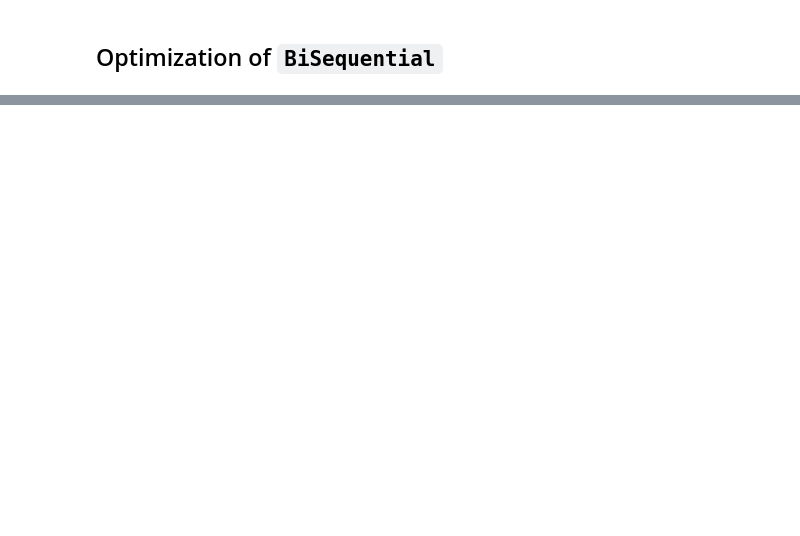
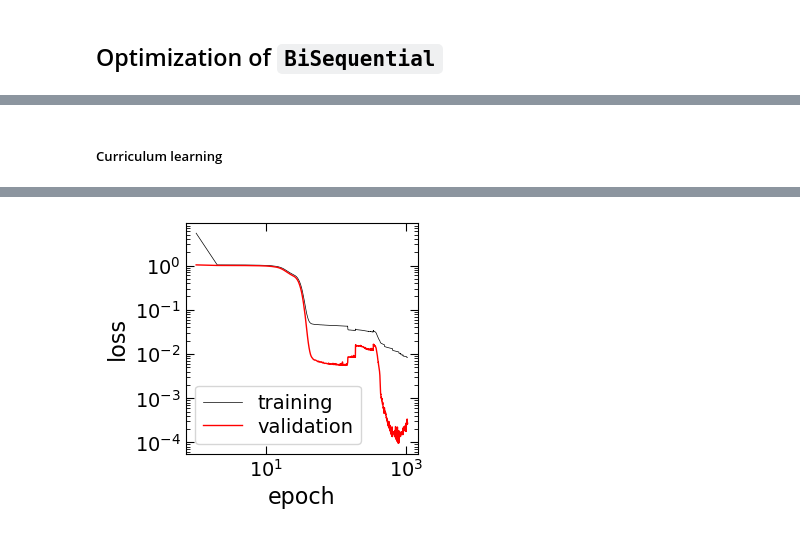
Before and after one commit to a-paranjape/mlfundas, a Jupyter notebook: examples/HyperOpt_Example.ipynb, the cells around one changed output, grey strips where cells are left out. Drawn from its saved outputs; the diff is of its cells as text; code cells hidden in the pictures; blank space fills up the shorter version.

```diff
--- a/examples/HyperOpt_Example.ipynb
+++ b/examples/HyperOpt_Example.ipynb
@@ -227,0 +264,18 @@ print(X_train.shape,Y_train.shape)
+# %%
+if Family == 'seq':
+    FtypeClass = 'moons'
+
+    ExDictClass = {'moons':{'root':'moons/','text':'Two Moons',
+                            'noise':0.1,'neg_labels':False}
+                  }
+
+    if FtypeClass not in ExDictClass.keys():
+        raise Exception("FTypeClass must be one of ["+','.join(key for key in list(ExDict.keys()))+']')
+
+    Example_Class_Root = Family + '/' + ExDictClass[FtypeClass]['root'] + Depth_Str + DN_Str
+    Plot_Class_Root = Family + '_' + ExDictClass[FtypeClass]['root'][:-1] + '_' + Plot_Str_Root + '_' + DN_Str[1:]
+    print(Example_Class_Root,Plot_Class_Root)
+
+    Example_Class_Text = ExDictClass[FtypeClass]['text']
+    noise = ExDictClass[FtypeClass]['noise']
+    Neg_Labels = ExDictClass[FtypeClass]['neg_labels']
@@ -1003,0 +923,60 @@ Writing to file: hyperopt/plots/seq_moons_shallow_stdX_dn2.png
+# %% [markdown]
+##### Curriculum learning
+# %%
+if Family == 'biseq':
+    Optimize = True
+    N_Lessons = np.min([10,setup_dict['max_epoch']])
+
+    Example_Stem_Curriculum = Example_Root +'/curr'
+
+    File_Stem = 'hyperopt/' + Example_Stem_Curriculum
+    print('File_Stem:',File_Stem)
+
+    Curriculum = (n_train // N_Lessons)*np.arange(1,N_Lessons+1)
+
+    setup_dict_curr = copy.deepcopy(setup_dict)
+    setup_dict_curr['file_stem'] = File_Stem
+    setup_dict_curr['curriculum'] = Curriculum if Optimize else None
+    setup_dict_curr['slowdowns'] = {'min':1.0,'max':1.5}
+
+    start_time = time()
+    hopt_curr = HyperOpt(setup_dict=setup_dict_curr)
+
+    if Optimize:
+        binet_curr,params_train_curr,bts_curr = hopt_curr.optimize()
+    else:
+        binet_curr = hopt_curr.load()
+        params_train_curr,bts = hopt_curr.load_train()
+
+    ut.time_this(start_time)
+
+    show_keys = ['La','wt_decay_a','n_layer_a','atypes_a',
+                 'Lw','wt_decay_w','n_layer_w','atypes_w']
+
+    print('Best test stat = {0:.3e}'.format(bts_curr))
+    print('Setup params:')
+    for pkey in show_keys:
+        print('... '+pkey+':',binet_curr.params[pkey])
+        if pkey == 'atypes':
+            if 'lrelu' in binet_curr.params[pkey]:
+                print('... ... lrelu_slope: {0:.2e}'.format(binet_curr.params['lrelu_slope']))
+    print('... check_after: {0:d}'.format(params_train_curr['check_after']))
+    for pkey in ['lrate_a','lrate_w','slowdown']:
+        print('... '+pkey+': {0:.2e}'.format(params_train_curr[pkey]))
+
+    N_free_curr = binet_curr.calc_N_freeparams()
+    print('No. of free params optimized = {0:d}\n'.format(N_free_curr))
+
+    plt.figure(figsize=(3,3))
+    plt.yscale('log')
+    plt.xscale('log')
+    plt.xlabel('epoch')
+    plt.ylabel('loss')
+    plt.plot(binet_curr.epochs,binet_curr.training_loss,'k-',lw=0.5,label='training')
+    plt.plot(binet_curr.epochs,binet_curr.val_loss,'r-',lw=1,label='validation')
+    plt.legend()
+    plt.show()
+
+    Ypred_curr = binet_curr.predict(X_test)
+    residual_curr = np.squeeze(Ypred_curr/(Y_test + 1e-15) - 1)
+# %% [output]
@@ -1003,0 +1000 @@ Writing to file: hyperopt/plots/seq_moons_shallow_stdX_dn2.png
+[figure, added]
```
Also changed, not shown: parts of 50 cells of this notebook.
